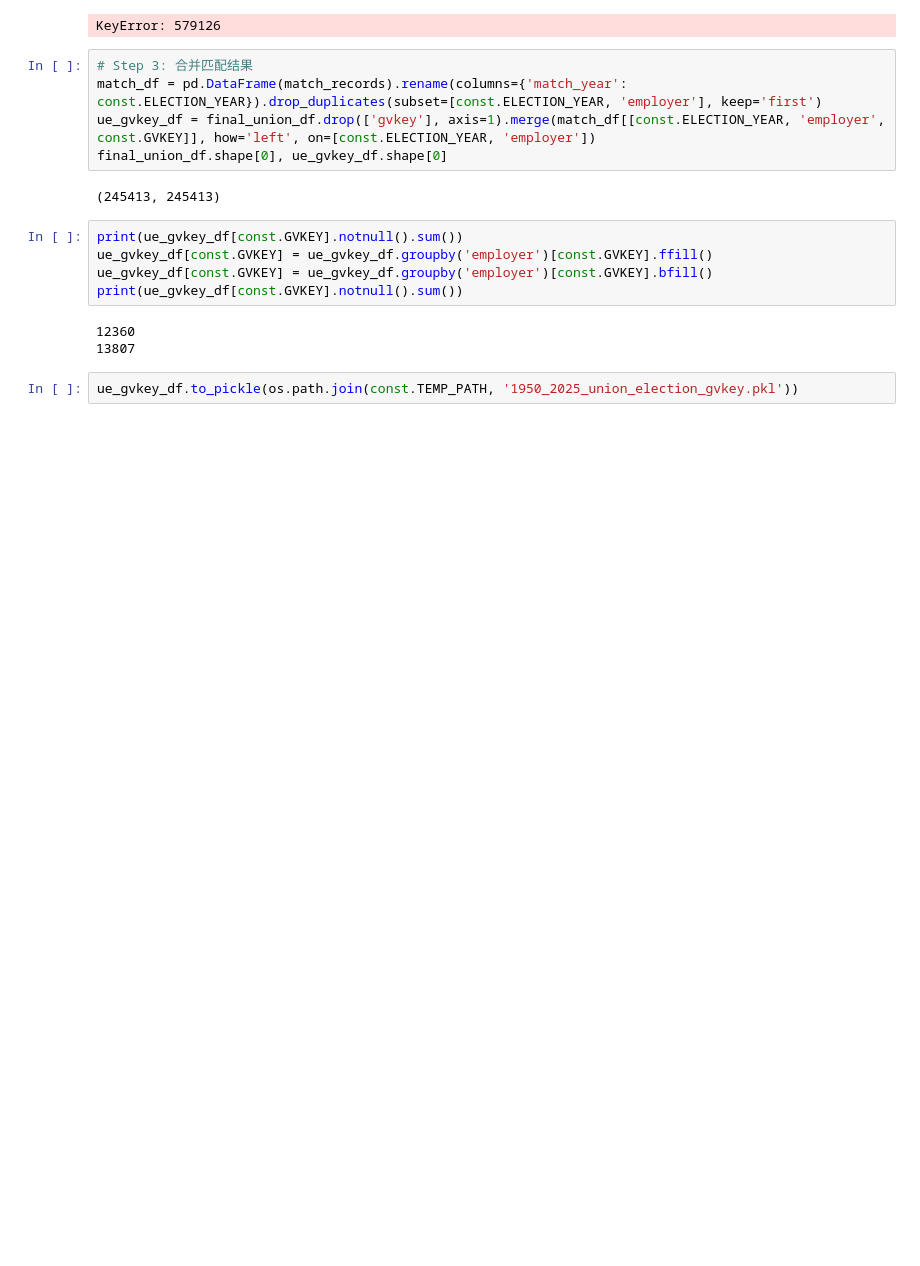
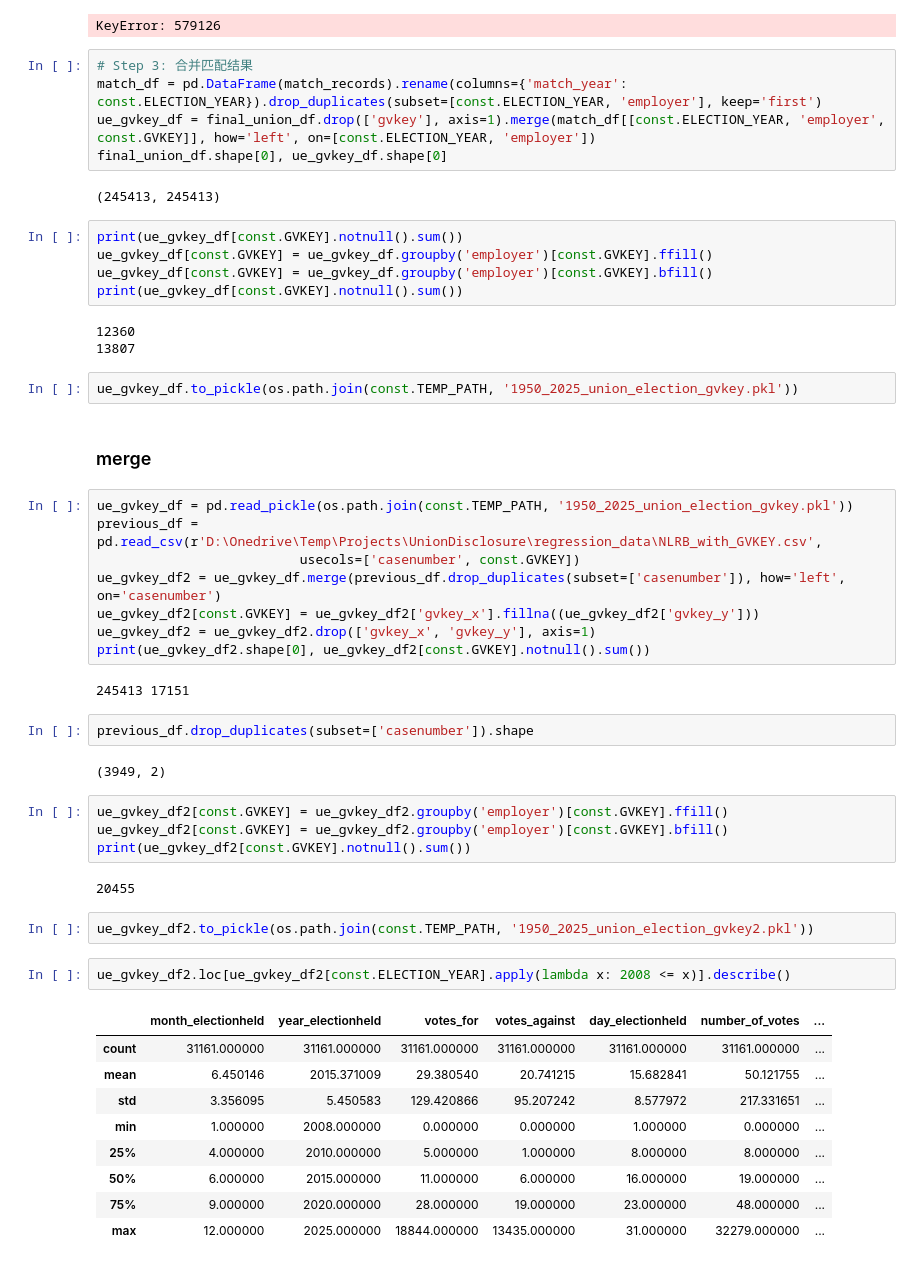
Before and after one commit to wangyouan/glassdoor-server, a Jupyter notebook: JupyterLabs/OrganizeUnionElectionData.ipynb, the cells around one changed output. Saved outputs shown, nothing was run; the diff lists cells and outputs as text; blank space fills up the shorter version.

Commit message:
finish merge gvkey data

```diff
--- a/JupyterLabs/OrganizeUnionElectionData.ipynb
+++ b/JupyterLabs/OrganizeUnionElectionData.ipynb
@@ -519,3 +519,39 @@ print(ue_gvkey_df[const.GVKEY].notnull().sum())
 13807
 # %%
 ue_gvkey_df.to_pickle(os.path.join(const.TEMP_PATH, '1950_2025_union_election_gvkey.pkl'))
+# %% [markdown]
+### merge
+# %%
+ue_gvkey_df = pd.read_pickle(os.path.join(const.TEMP_PATH, '1950_2025_union_election_gvkey.pkl'))
+previous_df = pd.read_csv(r'D:\Onedrive\Temp\Projects\UnionDisclosure\regression_data\NLRB_with_GVKEY.csv',
+                          usecols=['casenumber', const.GVKEY])
+ue_gvkey_df2 = ue_gvkey_df.merge(previous_df.drop_duplicates(subset=['casenumber']), how='left', on='casenumber')
+ue_gvkey_df2[const.GVKEY] = ue_gvkey_df2['gvkey_x'].fillna((ue_gvkey_df2['gvkey_y']))
+ue_gvkey_df2 = ue_gvkey_df2.drop(['gvkey_x', 'gvkey_y'], axis=1)
+print(ue_gvkey_df2.shape[0], ue_gvkey_df2[const.GVKEY].notnull().sum())
+# %% [output]
+245413 17151
+# %%
+previous_df.drop_duplicates(subset=['casenumber']).shape
+# %% [output]
+(3949, 2)
+# %%
+ue_gvkey_df2[const.GVKEY] = ue_gvkey_df2.groupby('employer')[const.GVKEY].ffill()
+ue_gvkey_df2[const.GVKEY] = ue_gvkey_df2.groupby('employer')[const.GVKEY].bfill()
+print(ue_gvkey_df2[const.GVKEY].notnull().sum())
+# %% [output]
+20455
+# %%
+ue_gvkey_df2.to_pickle(os.path.join(const.TEMP_PATH, '1950_2025_union_election_gvkey2.pkl'))
+# %%
+ue_gvkey_df2.loc[ue_gvkey_df2[const.ELECTION_YEAR].apply(lambda x: 2008 <= x)].describe()
+# %% [output]
+|  | month_electionheld | year_electionheld | votes_for | votes_against | day_electionheld | number_of_votes | ... |
+| count | 31161.000000 | 31161.000000 | 31161.000000 | 31161.000000 | 31161.000000 | 31161.000000 | ... |
+| mean | 6.450146 | 2015.371009 | 29.380540 | 20.741215 | 15.682841 | 50.121755 | ... |
+| std | 3.356095 | 5.450583 | 129.420866 | 95.207242 | 8.577972 | 217.331651 | ... |
+| min | 1.000000 | 2008.000000 | 0.000000 | 0.000000 | 1.000000 | 0.000000 | ... |
+| 25% | 4.000000 | 2010.000000 | 5.000000 | 1.000000 | 8.000000 | 8.000000 | ... |
+| 50% | 6.000000 | 2015.000000 | 11.000000 | 6.000000 | 16.000000 | 19.000000 | ... |
+| 75% | 9.000000 | 2020.000000 | 28.000000 | 19.000000 | 23.000000 | 48.000000 | ... |
+| max | 12.000000 | 2025.000000 | 18844.000000 | 13435.000000 | 31.000000 | 32279.000000 | ... |
```
Also changed, not shown: parts of 4 cells of this notebook.
